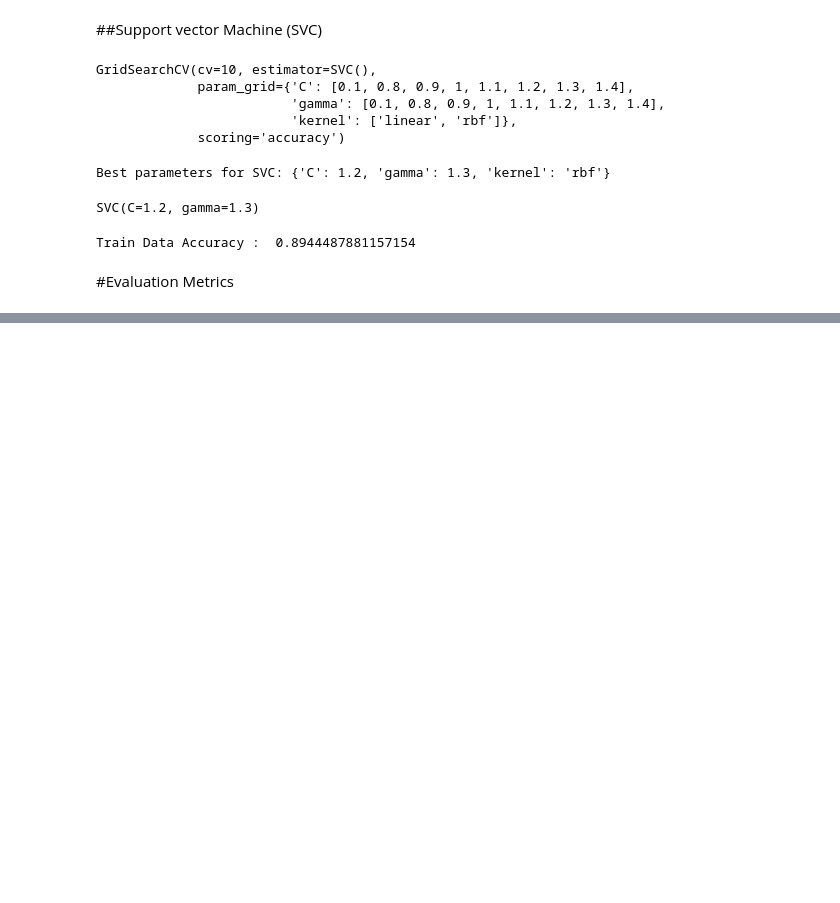
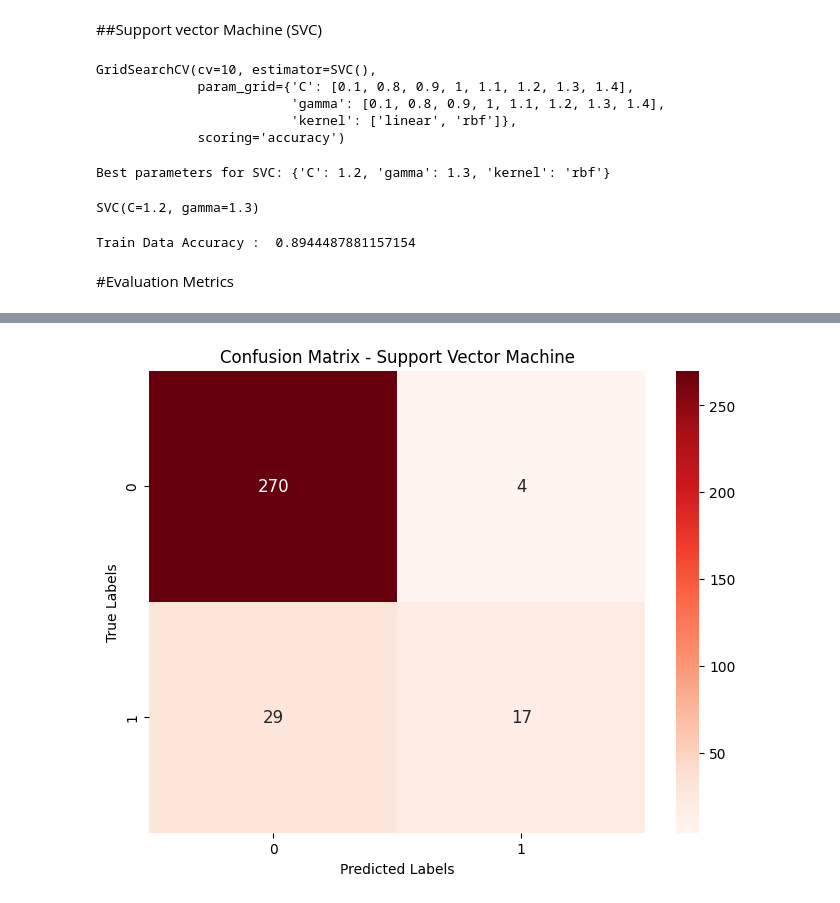
Before and after one commit to ChamikaRohan/Machine-Learning-based-Red-Wine-Quality-Prediction, a Jupyter notebook: Red_Wine_Quality_Prediction_Model.ipynb, the cells around one changed output, grey strips where cells are left out. Cells and saved outputs as stored; diff of their text form; code cells hidden in the pictures; blank space fills up the shorter version.

```diff
--- a/Red_Wine_Quality_Prediction_Model.ipynb
+++ b/Red_Wine_Quality_Prediction_Model.ipynb
@@ -568,9 +525,9 @@ print('Train Data Accuracy : ', train_data_accuracy)
 # %% [output]
 Train Data Accuracy :  0.8944487881157154
 # %%
-x_test_prediction = support_vector_classifier.predict(x_test)
-test_data_accuracy = accuracy_score(x_test_prediction, y_test)
-print('Test Data Accuracy : ', test_data_accuracy)
+SVM_test_prediction = support_vector_classifier.predict(x_test)
+SVM_test_accuracy = accuracy_score(SVM_test_prediction, y_test)
+print('Test Data Accuracy : ', SVM_test_accuracy)
 # %% [output]
 Test Data Accuracy :  0.896875
 # %% [markdown]
@@ -654,0 +598,13 @@ print("Confusion Matrix (Test Data):\n", conf_matrix_RFC)
+# %%
+# Confusion matrix (for test data)
+conf_matrix = confusion_matrix(y_test, SVM_test_prediction)
+
+# Plot confusion matrix
+plt.figure(figsize=(8, 6))
+sns.heatmap(conf_matrix, annot=True, fmt='d', cmap='Reds', annot_kws={"fontsize":12})
+plt.xlabel('Predicted Labels')
+plt.ylabel('True Labels')
+plt.title('Confusion Matrix - Support Vector Machine')
+plt.show()
+# %% [output]
+[figure, added]
```
Also changed, not shown: parts of 14 cells of this notebook.
